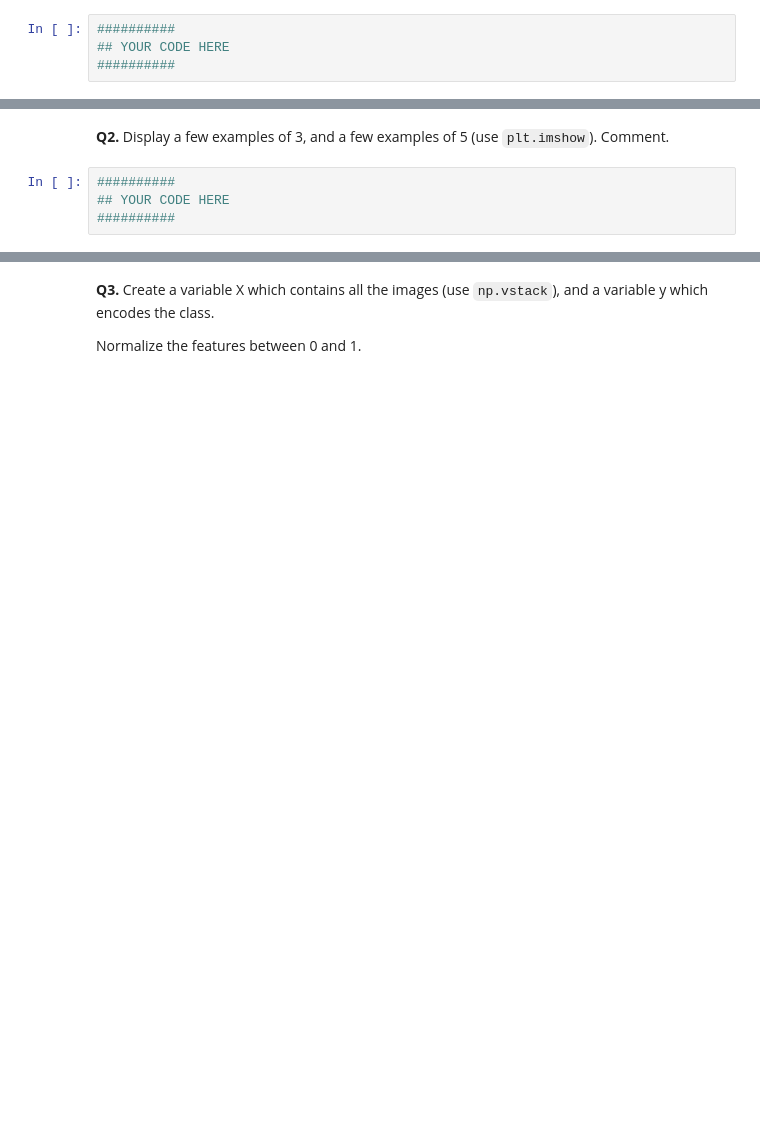
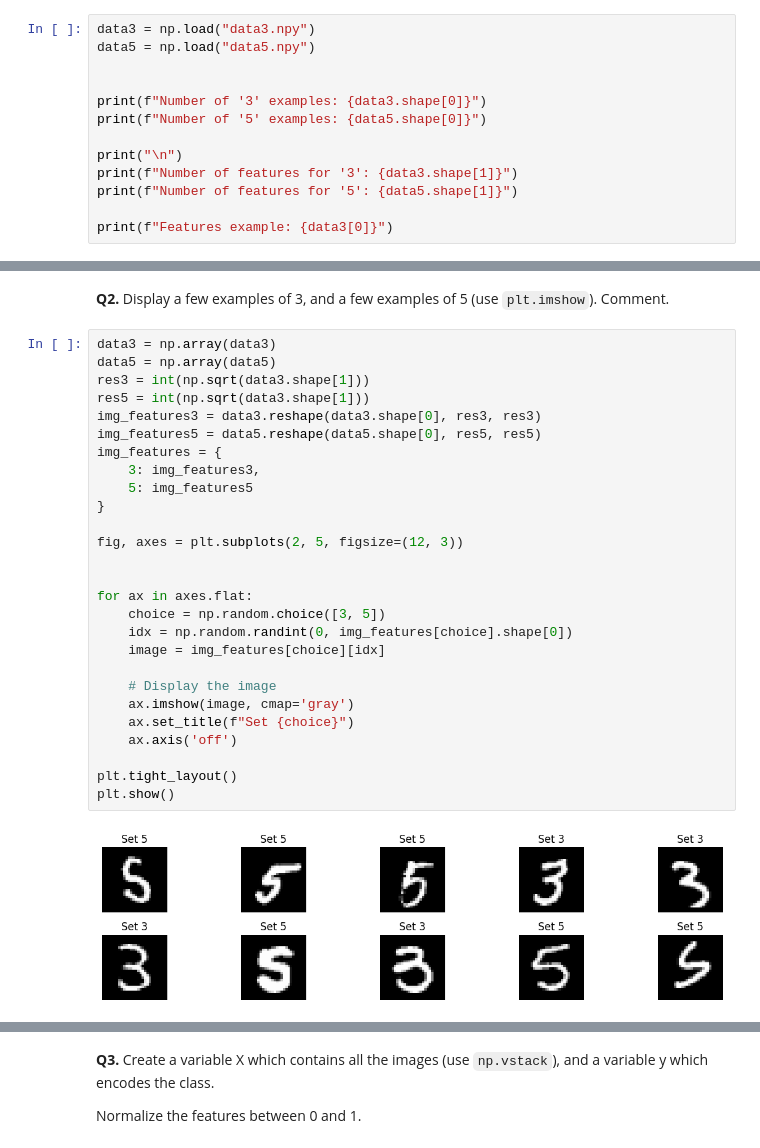
Before and after one commit to milanolivia/decision-apprentissage, a Jupyter notebook: lab2_AMORRI_MILANO/lab2.ipynb, the cells around one changed output, grey strips where cells are left out. Cells and saved outputs as stored; diff of their text form; blank space fills up the shorter version.

```diff
--- a/lab2_AMORRI_MILANO/lab2.ipynb
+++ b/lab2_AMORRI_MILANO/lab2.ipynb
@@ -20,6 +23,15 @@ from matplotlib import pyplot as plt
 # %% [markdown]
 **Q1.** Load the data from the `.npy` files included in the archive (use `np.load`). How many examples are there ? How many features ? What do the values of the features represent ?
 # %%
-##########
-## YOUR CODE HERE
-##########
+data3 = np.load("data3.npy")
+data5 = np.load("data5.npy")
+
+
+print(f"Number of '3' examples: {data3.shape[0]}")
+print(f"Number of '5' examples: {data5.shape[0]}")
+
+print("\n")
+print(f"Number of features for '3': {data3.shape[1]}")
+print(f"Number of features for '5': {data5.shape[1]}")
+
+print(f"Features example: {data3[0]}")
@@ -30,8 +70,33 @@ Your answer here
 # %% [markdown]
 **Q2.** Display a few examples of 3, and a few examples of 5 (use `plt.imshow`). Comment.
 # %%
-##########
-## YOUR CODE HERE
-##########
+data3 = np.array(data3)
+data5 = np.array(data5)
+res3 = int(np.sqrt(data3.shape[1]))
+res5 = int(np.sqrt(data3.shape[1]))
+img_features3 = data3.reshape(data3.shape[0], res3, res3)
+img_features5 = data5.reshape(data5.shape[0], res5, res5)
+img_features = {
+    3: img_features3,
+    5: img_features5
+}
+
+fig, axes = plt.subplots(2, 5, figsize=(12, 3))
+
+
+for ax in axes.flat:
+    choice = np.random.choice([3, 5])
+    idx = np.random.randint(0, img_features[choice].shape[0])
+    image = img_features[choice][idx]
+
+    # Display the image
+    ax.imshow(image, cmap='gray')
+    ax.set_title(f"Set {choice}")
+    ax.axis('off')
+
+plt.tight_layout()
+plt.show()
+# %% [output]
+[figure, added]
 # %% [markdown]
 <div style="background-color: rgba(255, 255, 0, 0.15); padding: 8px;">
```
Also changed, not shown: parts of 21 cells of this notebook, 1 other file.
